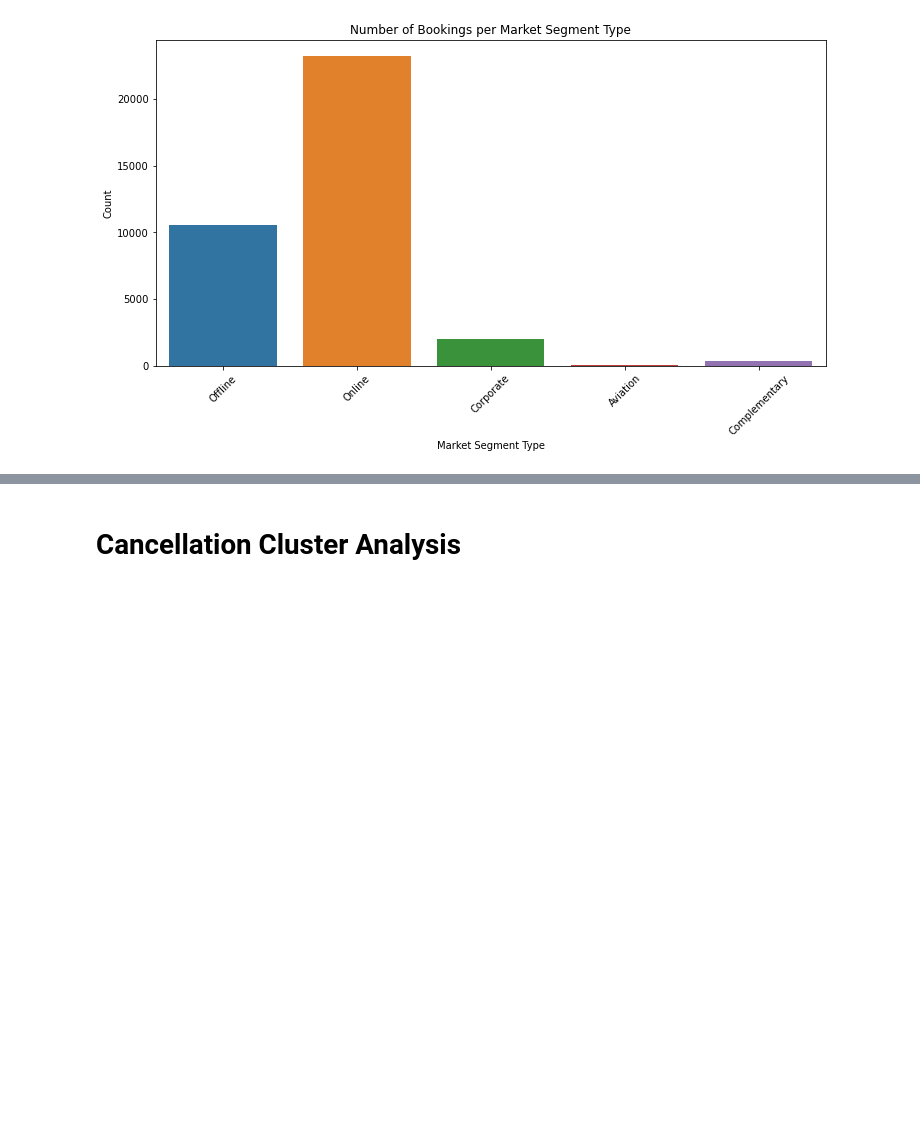
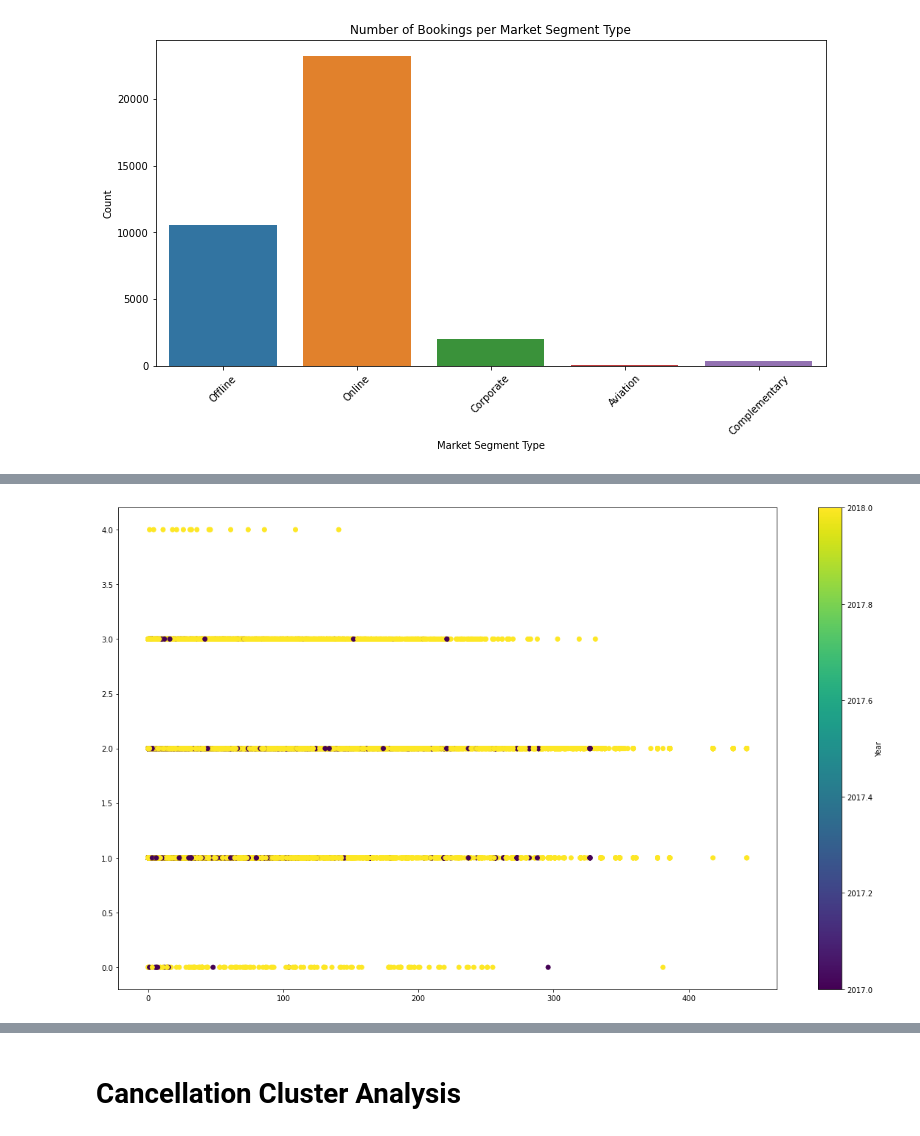
Before and after one commit to georgekalf/HotelReservations-ML, a Jupyter notebook: ML - Clustering/ML-ClusteringAnalysis.ipynb, the cells around one changed output, grey strips where cells are left out. Saved outputs shown, nothing was run; the diff lists cells and outputs as text; code cells hidden in the pictures; blank space fills up the shorter version.

```diff
--- a/ML - Clustering/ML-ClusteringAnalysis.ipynb
+++ b/ML - Clustering/ML-ClusteringAnalysis.ipynb
@@ -212,0 +228,8 @@ None
+# %%
+# creation of a scatter plot with matplotlib
+plt.figure(figsize=(20, 12))
+plt.scatter(data=hotel_df_copy, x='lead_time', y='no_of_adults', c='arrival_year')
+plt.colorbar(label='Year')
+plt.show()
+# %% [output]
+[figure, added]
```
Also changed, not shown: parts of 4 cells of this notebook.
